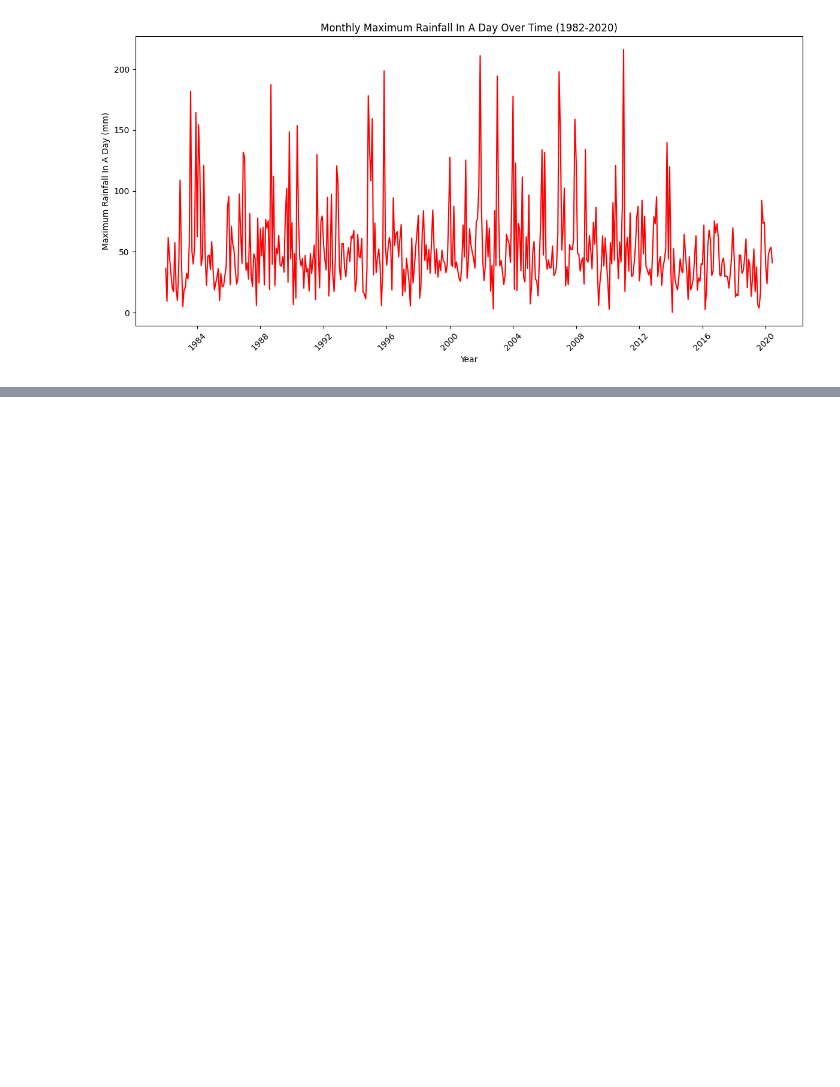
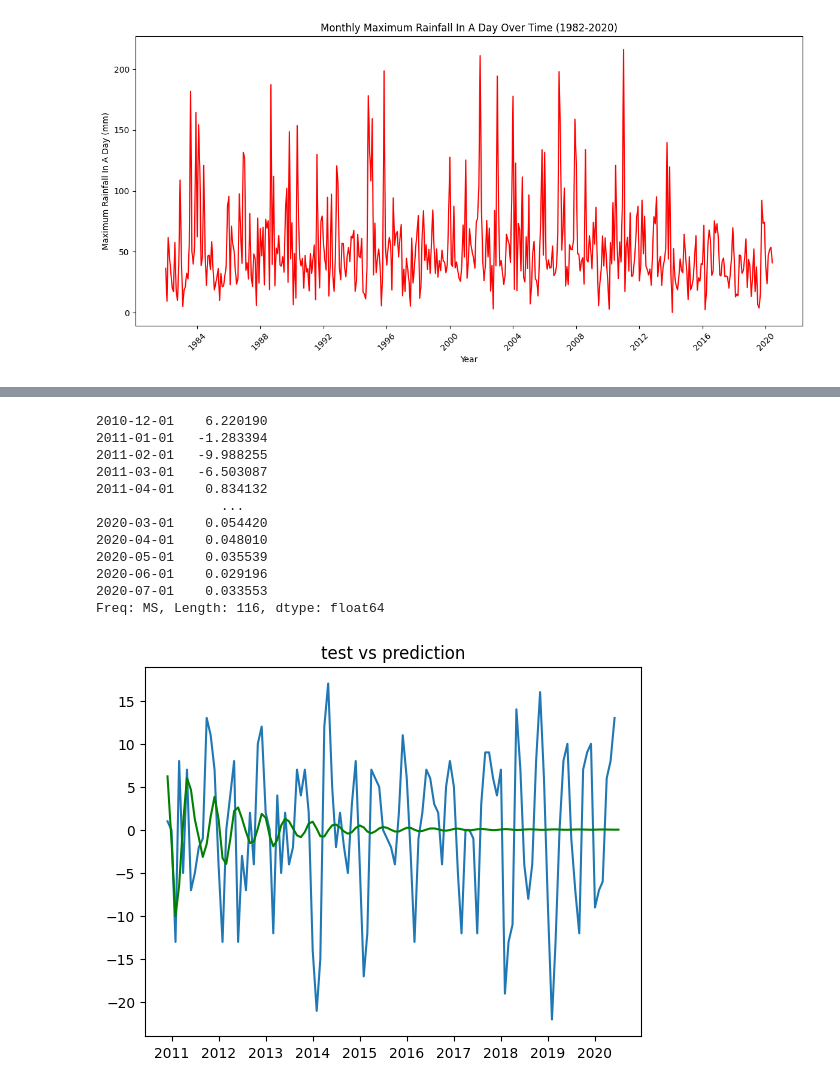
Before and after one commit to sudhi48/Rainfall-Time-Series, a Jupyter notebook: RainfallTimeSeries.ipynb, the cells around one changed output, grey strips where cells are left out. Cells and saved outputs as stored; diff of their text form; code cells hidden in the pictures; blank space fills up the shorter version.

```diff
--- a/RainfallTimeSeries.ipynb
+++ b/RainfallTimeSeries.ipynb
@@ -224,0 +331,3 @@ plot_acf_plot(org_df, 'maximum_rainfall_in_a_day', 20)
+# %%
+column2_lags=no_lags('no_of_rainy_days')
+column2_lags
@@ -224,0 +370,16 @@ plot_acf_plot(org_df, 'maximum_rainfall_in_a_day', 20)
+# %%
+AR_model('no_of_rainy_days',column2_lags)
+# %% [output]
+2010-12-01    6.220190
+2011-01-01   -1.283394
+2011-02-01   -9.988255
+2011-03-01   -6.503087
+2011-04-01    0.834132
+                ...
+2020-03-01    0.054420
+2020-04-01    0.048010
+2020-05-01    0.035539
+2020-06-01    0.029196
+2020-07-01    0.033553
+Freq: MS, Length: 116, dtype: float64
+[figure, added]
```
Also changed, not shown: parts of 24 cells of this notebook.
